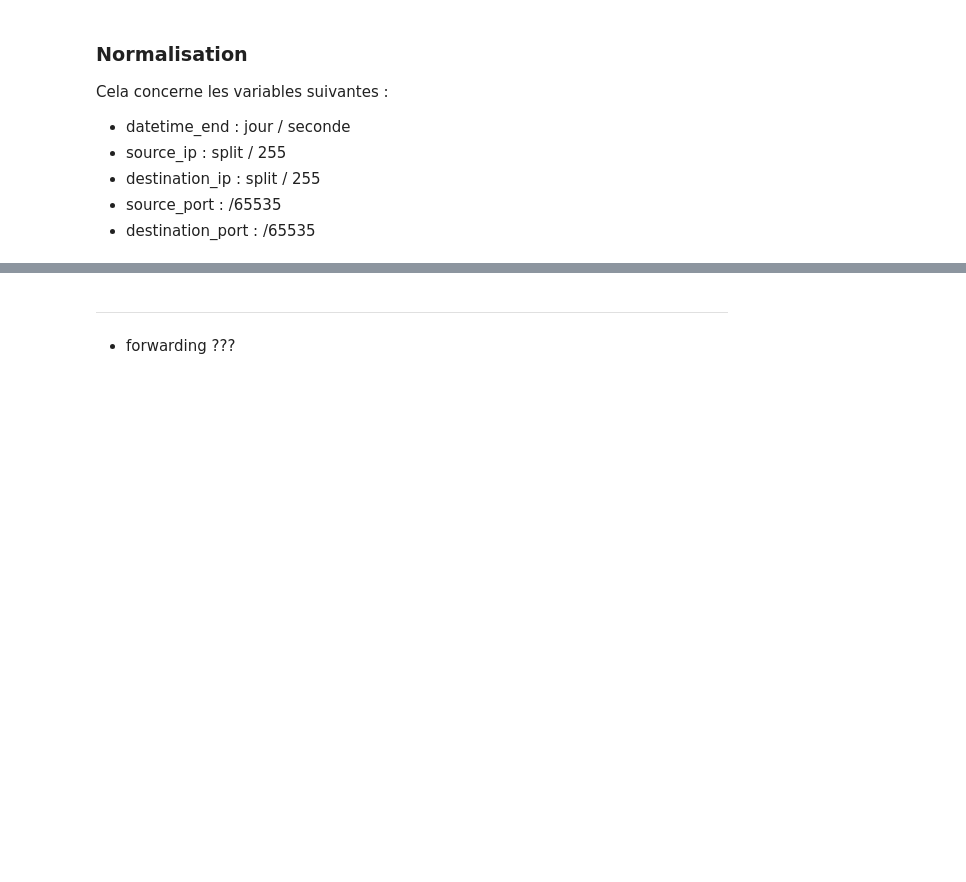
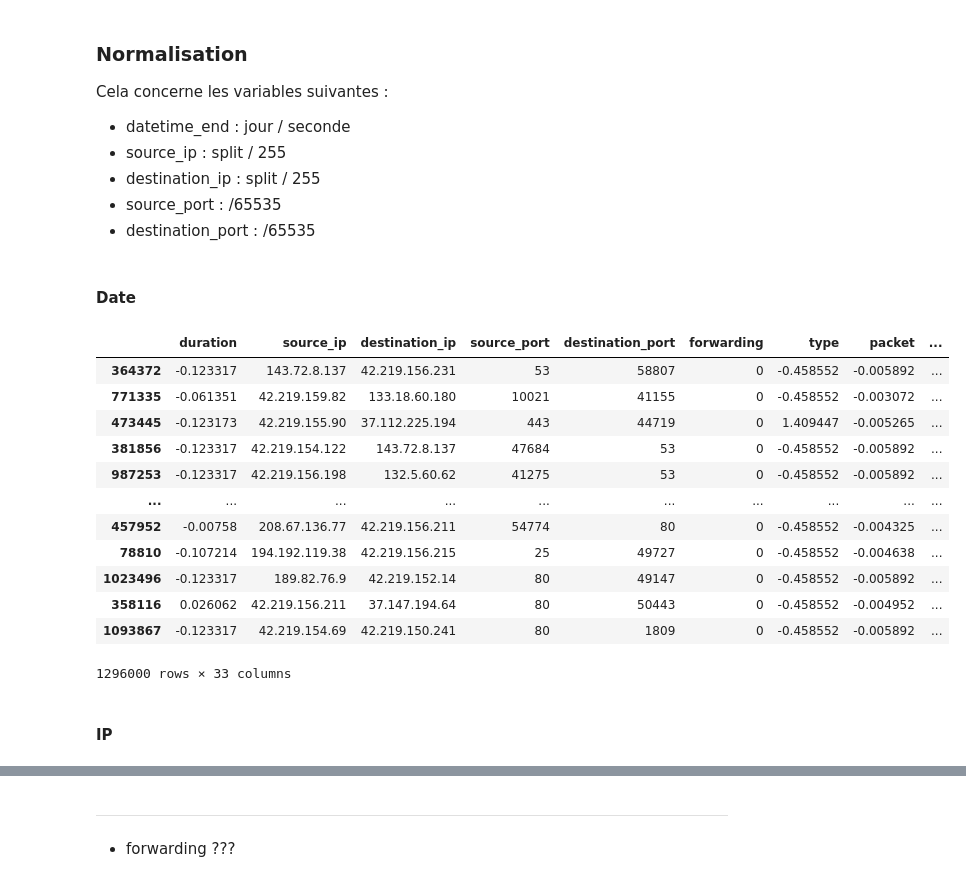
Before and after one commit to nigiva/lre-adversarial-ml-ugr16, a Jupyter notebook: preprocessing/normalize/normalize.ipynb, the cells around one changed output, grey strips where cells are left out. Drawn from its saved outputs; the diff is of its cells as text; code cells hidden in the pictures; blank space fills up the shorter version.

```diff
--- a/preprocessing/normalize/normalize.ipynb
+++ b/preprocessing/normalize/normalize.ipynb
@@ -269,3 +309,32 @@ Cela concerne les variables suivantes :
 * destination_ip : split / 255
 * source_port : /65535
 * destination_port : /65535
+# %% [markdown]
+#### Date
+# %%
+def get_total_seconds_the_day(datetime_series):
+    return datetime_series.dt.hour * 60*60 + datetime_series.dt.minute * 60 + datetime_series.dt.second
+
+def day_progress(datetime_series):
+    return get_total_seconds_the_day(datetime_series)/(24*60*60)
+# %%
+train_df["day_progress"] = day_progress(train_df.datetime_end)
+train_df.drop(columns=["datetime_end"], inplace=True)
+# %%
+train_df
+# %% [output]
+|  | duration | source_ip | destination_ip | source_port | destination_port | forwarding | type | packet | ... |
+| 364372 | -0.123317 | 143.72.8.137 | 42.219.156.231 | 53 | 58807 | 0 | -0.458552 | -0.005892 | ... |
+| 771335 | -0.061351 | 42.219.159.82 | 133.18.60.180 | 10021 | 41155 | 0 | -0.458552 | -0.003072 | ... |
+| 473445 | -0.123173 | 42.219.155.90 | 37.112.225.194 | 443 | 44719 | 0 | 1.409447 | -0.005265 | ... |
+| 381856 | -0.123317 | 42.219.154.122 | 143.72.8.137 | 47684 | 53 | 0 | -0.458552 | -0.005892 | ... |
+| 987253 | -0.123317 | 42.219.156.198 | 132.5.60.62 | 41275 | 53 | 0 | -0.458552 | -0.005892 | ... |
+| ... | ... | ... | ... | ... | ... | ... | ... | ... | ... |
+| 457952 | -0.00758 | 208.67.136.77 | 42.219.156.211 | 54774 | 80 | 0 | -0.458552 | -0.004325 | ... |
+| 78810 | -0.107214 | 194.192.119.38 | 42.219.156.215 | 25 | 49727 | 0 | -0.458552 | -0.004638 | ... |
+| 1023496 | -0.123317 | 189.82.76.9 | 42.219.152.14 | 80 | 49147 | 0 | -0.458552 | -0.005892 | ... |
+| 358116 | 0.026062 | 42.219.156.211 | 37.147.194.64 | 80 | 50443 | 0 | -0.458552 | -0.004952 | ... |
+| 1093867 | -0.123317 | 42.219.154.69 | 42.219.150.241 | 80 | 1809 | 0 | -0.458552 | -0.005892 | ... |
+1296000 rows × 33 columns
+# %% [markdown]
+#### IP
```
Also changed, not shown: parts of 49 cells of this notebook.
